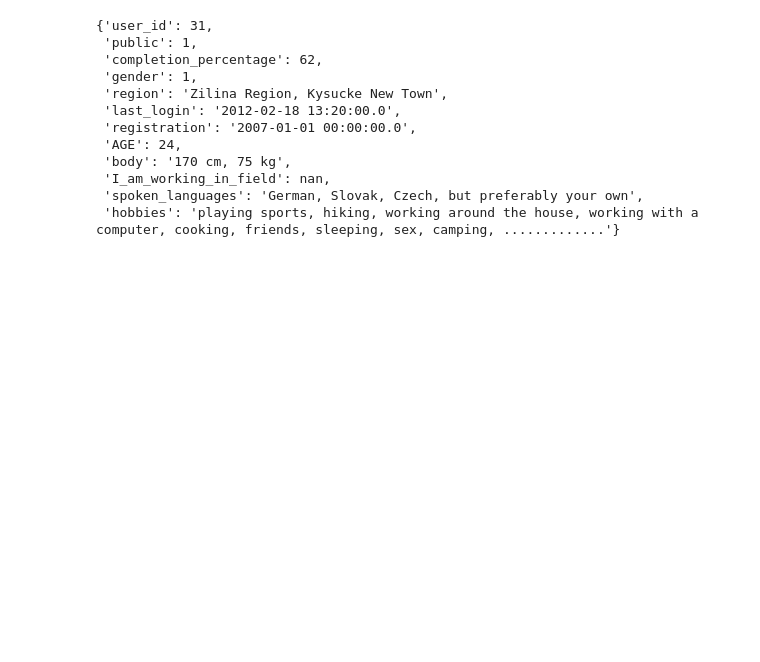
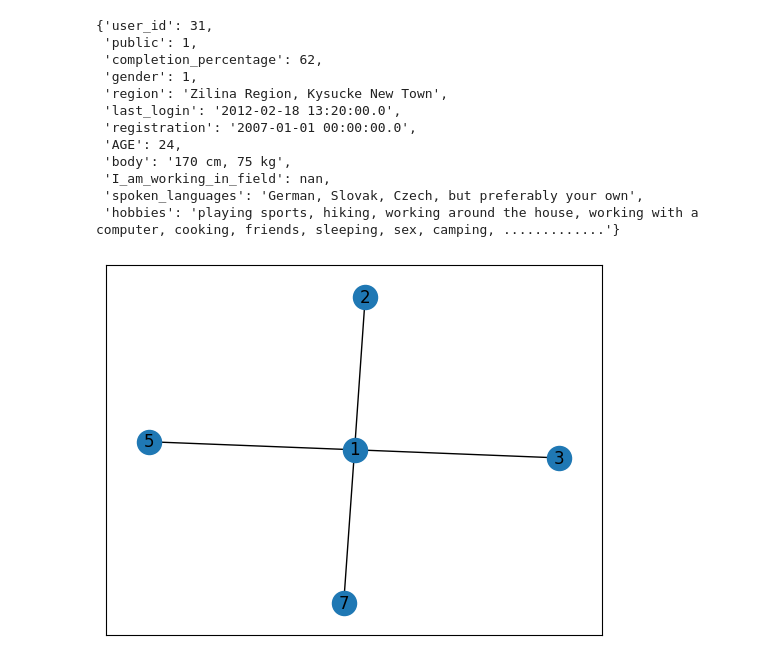
Before and after one commit to finchnest/TopDownDPonGraphs, a Jupyter notebook: visualization.ipynb, the cells around one changed output. Cells and saved outputs as stored; diff of their text form; code cells hidden in the pictures; blank space fills up the shorter version.

Commit message:
simple plot with index

```diff
--- a/visualization.ipynb
+++ b/visualization.ipynb
@@ -66,3 +111,17 @@ missing = load_missing()
 # %%
 df = pd.read_csv('./toy_example_500.csv')
 net = create_network(df, vis_attributes, 50, missing)
+# %%
+import copy
+def get_subgraph(graph, nodes):
+
+    # graph: oroginal graph
+    # nodes: a list of node indices in subgraph
+
+    subgraph = copy.copy(graph)
+    origin_nodes = graph.nodes
+    to_remove = [n for n in origin_nodes if n not in nodes]
+    subgraph.remove_nodes_from(to_remove)
+    return subgraph
+# %%
+g = get_subgraph(net, [1,2,3,5,7])
@@ -83,3 +153,9 @@ net.nodes[31]
  'I_am_working_in_field': nan,
  'spoken_languages': 'German, Slovak, Czech, but preferably your own',
  'hobbies': 'playing sports, hiking, working around the house, working with a computer, cooking, friends, sleeping, sex, camping, .............'}
+# %%
+import matplotlib.pyplot as plt
+networkx.draw_networkx(g)
+plt.savefig('test.png')
+# %% [output]
+[figure, added]
```
Also changed, not shown: parts of 5 cells of this notebook, 3 other files.
